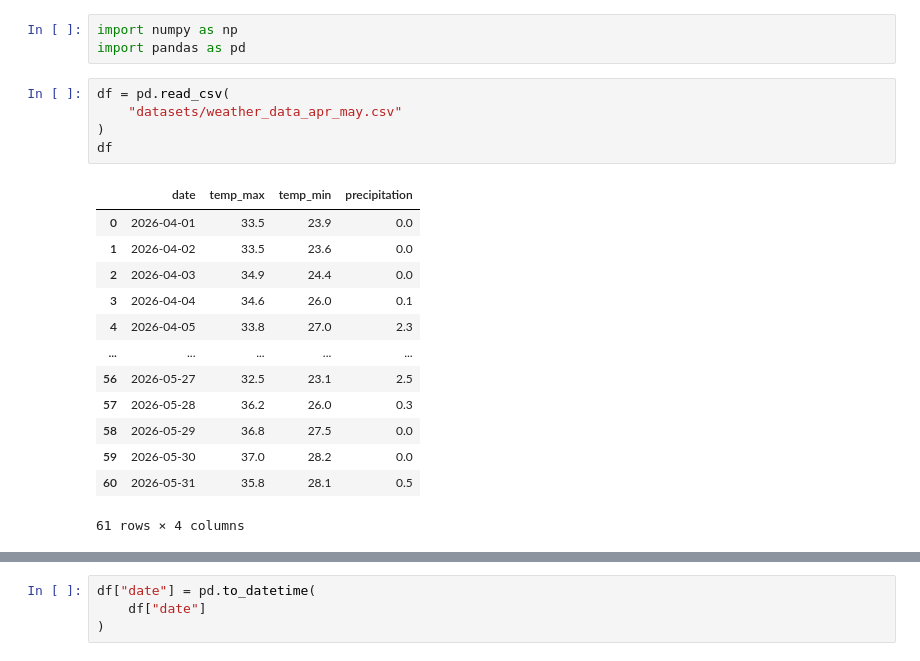
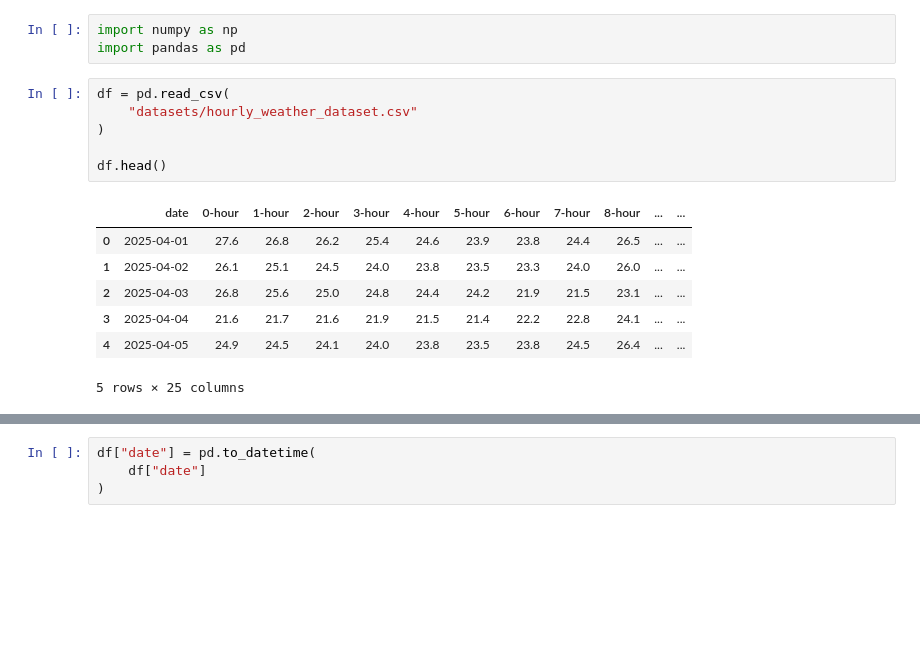
Before and after one commit to siddharthramanand2024/basics, a Jupyter notebook: weather_analysis.ipynb, the cells around one changed output, grey strips where cells are left out. Cells and saved outputs as stored; diff of their text form; blank space fills up the shorter version.

```diff
--- a/weather_analysis.ipynb
+++ b/weather_analysis.ipynb
@@ -3,20 +3,15 @@ import numpy as np
 import pandas as pd
 # %%
 df = pd.read_csv(
-    "datasets/weather_data_apr_may.csv"
+    "datasets/hourly_weather_dataset.csv"
 )
-df
+
+df.head()
 # %% [output]
-|  | date | temp_max | temp_min | precipitation |
-| 0 | 2026-04-01 | 33.5 | 23.9 | 0.0 |
-| 1 | 2026-04-02 | 33.5 | 23.6 | 0.0 |
-| 2 | 2026-04-03 | 34.9 | 24.4 | 0.0 |
-| 3 | 2026-04-04 | 34.6 | 26.0 | 0.1 |
-| 4 | 2026-04-05 | 33.8 | 27.0 | 2.3 |
-| ... | ... | ... | ... | ... |
-| 56 | 2026-05-27 | 32.5 | 23.1 | 2.5 |
-| 57 | 2026-05-28 | 36.2 | 26.0 | 0.3 |
-| 58 | 2026-05-29 | 36.8 | 27.5 | 0.0 |
-| 59 | 2026-05-30 | 37.0 | 28.2 | 0.0 |
-| 60 | 2026-05-31 | 35.8 | 28.1 | 0.5 |
+|  | date | 0-hour | 1-hour | 2-hour | 3-hour | 4-hour | 5-hour | 6-hour | 7-hour | 8-hour | ... | ... |
+| 0 | 2025-04-01 | 27.6 | 26.8 | 26.2 | 25.4 | 24.6 | 23.9 | 23.8 | 24.4 | 26.5 | ... | ... |
+| 1 | 2025-04-02 | 26.1 | 25.1 | 24.5 | 24.0 | 23.8 | 23.5 | 23.3 | 24.0 | 26.0 | ... | ... |
+| 2 | 2025-04-03 | 26.8 | 25.6 | 25.0 | 24.8 | 24.4 | 24.2 | 21.9 | 21.5 | 23.1 | ... | ... |
+| 3 | 2025-04-04 | 21.6 | 21.7 | 21.6 | 21.9 | 21.5 | 21.4 | 22.2 | 22.8 | 24.1 | ... | ... |
+| 4 | 2025-04-05 | 24.9 | 24.5 | 24.1 | 24.0 | 23.8 | 23.5 | 23.8 | 24.5 | 26.4 | ... | ... |
-61 rows × 4 columns
+5 rows × 25 columns
```
Also changed, not shown: parts of 21 cells of this notebook, 6 other files.
